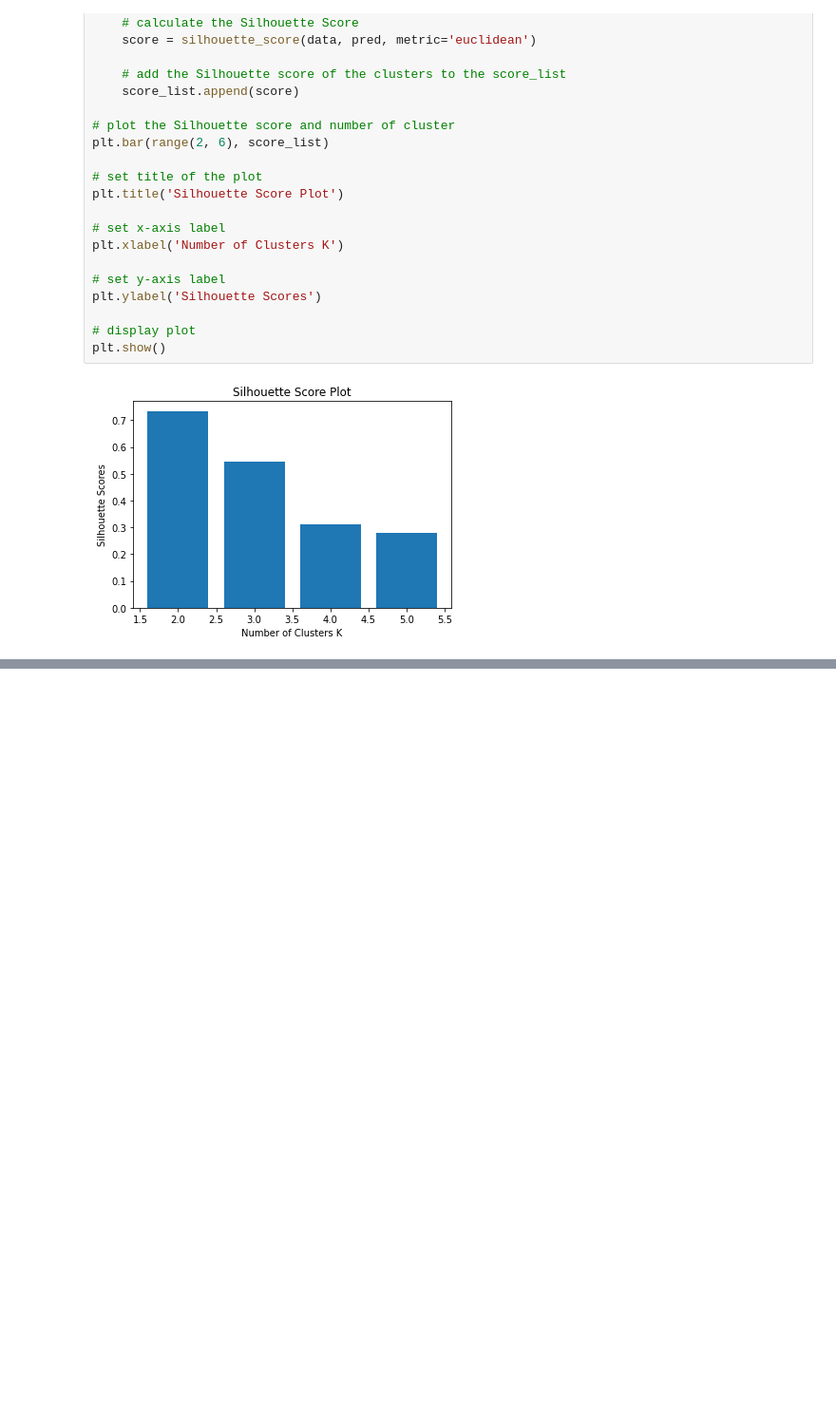
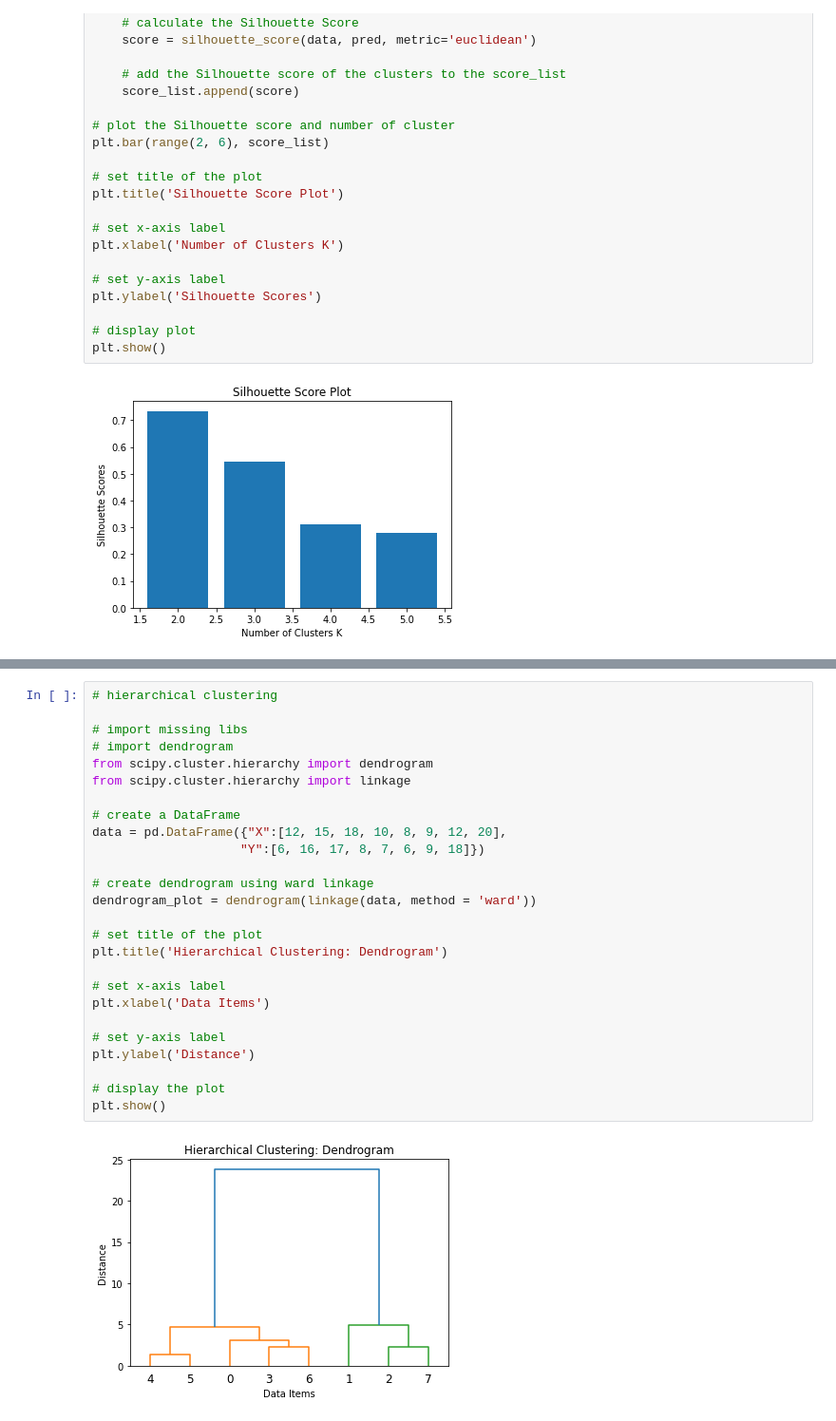
Before and after one commit to lh77x7/Python-data-analysis, a Jupyter notebook: chap11/chap11 - machineLearning3.ipynb, the cells around one changed output, grey strips where cells are left out. Shown at 95% size. Drawn from its saved outputs; the diff is of its cells as text; blank space fills up the shorter version.

```diff
--- a/chap11/chap11 - machineLearning3.ipynb
+++ b/chap11/chap11 - machineLearning3.ipynb
@@ -179,0 +220,28 @@ plt.show()
+# %%
+# hierarchical clustering
+
+# import missing libs
+# import dendrogram
+from scipy.cluster.hierarchy import dendrogram
+from scipy.cluster.hierarchy import linkage
+
+# create a DataFrame
+data = pd.DataFrame({"X":[12, 15, 18, 10, 8, 9, 12, 20],
+                    "Y":[6, 16, 17, 8, 7, 6, 9, 18]})
+
+# create dendrogram using ward linkage
+dendrogram_plot = dendrogram(linkage(data, method = 'ward'))
+
+# set title of the plot
+plt.title('Hierarchical Clustering: Dendrogram')
+
+# set x-axis label
+plt.xlabel('Data Items')
+
+# set y-axis label
+plt.ylabel('Distance')
+
+# display the plot
+plt.show()
+# %% [output]
+[figure, added]
```
Also changed, not shown: parts of 4 cells of this notebook.
